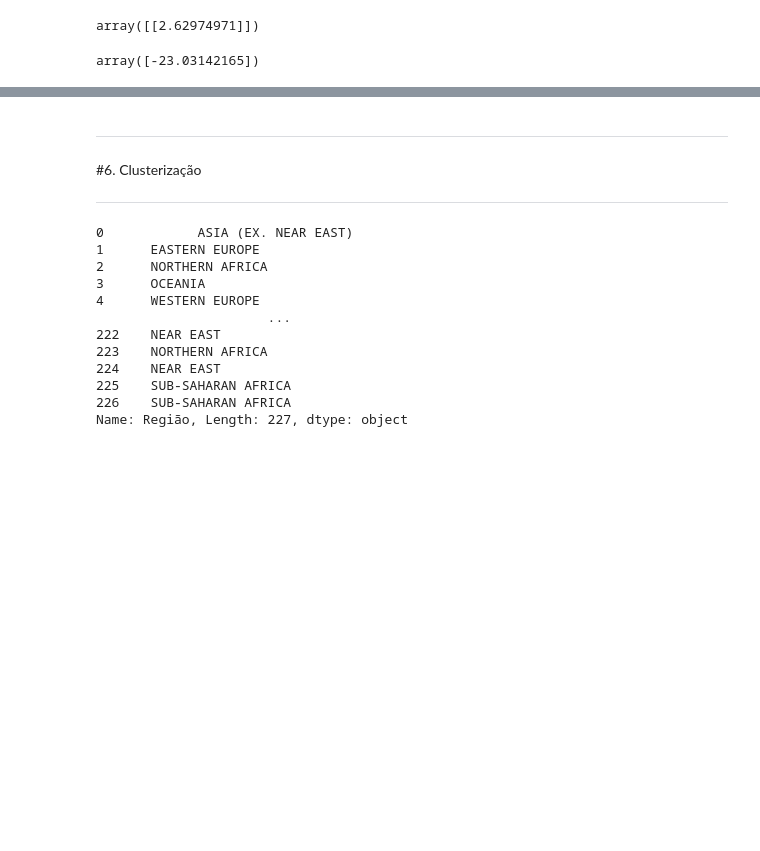
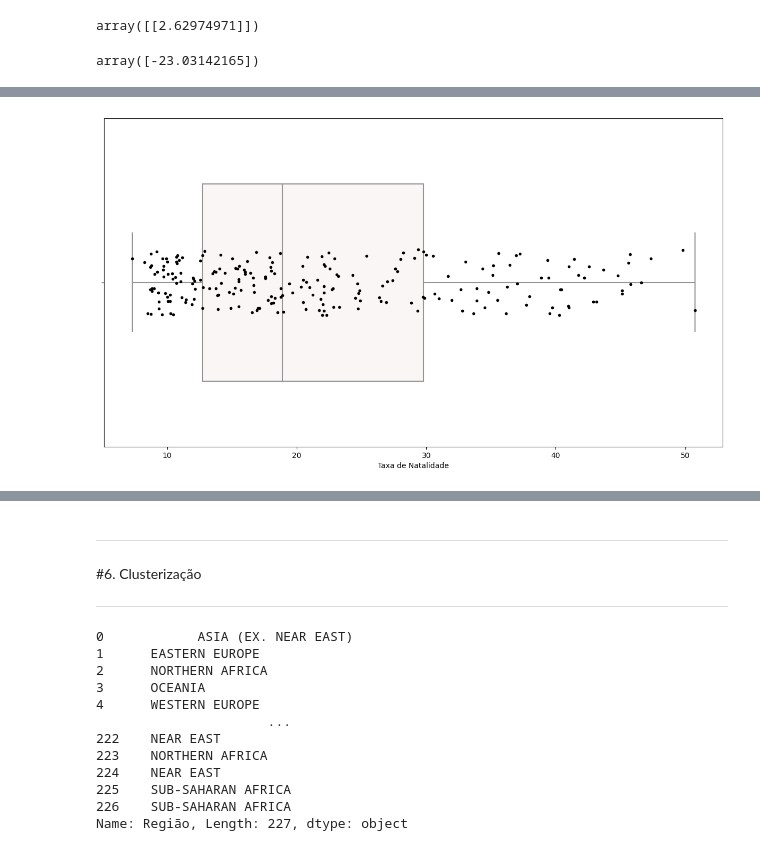
Before and after one commit to cantaruttim/Projeto_Integrador_III, a Jupyter notebook: Proj_Int_III.ipynb, the cells around one changed output, grey strips where cells are left out. Cells and saved outputs as stored; diff of their text form; code cells hidden in the pictures; blank space fills up the shorter version.

```diff
--- a/Proj_Int_III.ipynb
+++ b/Proj_Int_III.ipynb
@@ -688,0 +722,14 @@ O valor do Root Mean Squared Error: 23.611451084849254
+# %%
+plt.figure(figsize=(15,8))
+
+# Plot the orbital period with horizontal boxes
+sns.boxplot(x="Taxa de Natalidade", data=dataset,
+            whis=[0, 100], width=.6, palette="vlag");
+
+# Add in points to show each observation
+sns.stripplot(x="Taxa de Natalidade", data=dataset,
+              size=4, color="0", linewidth=0);
+
+plt.show()
+# %% [output]
+[figure, added]
```
Also changed, not shown: parts of 52 cells of this notebook.
